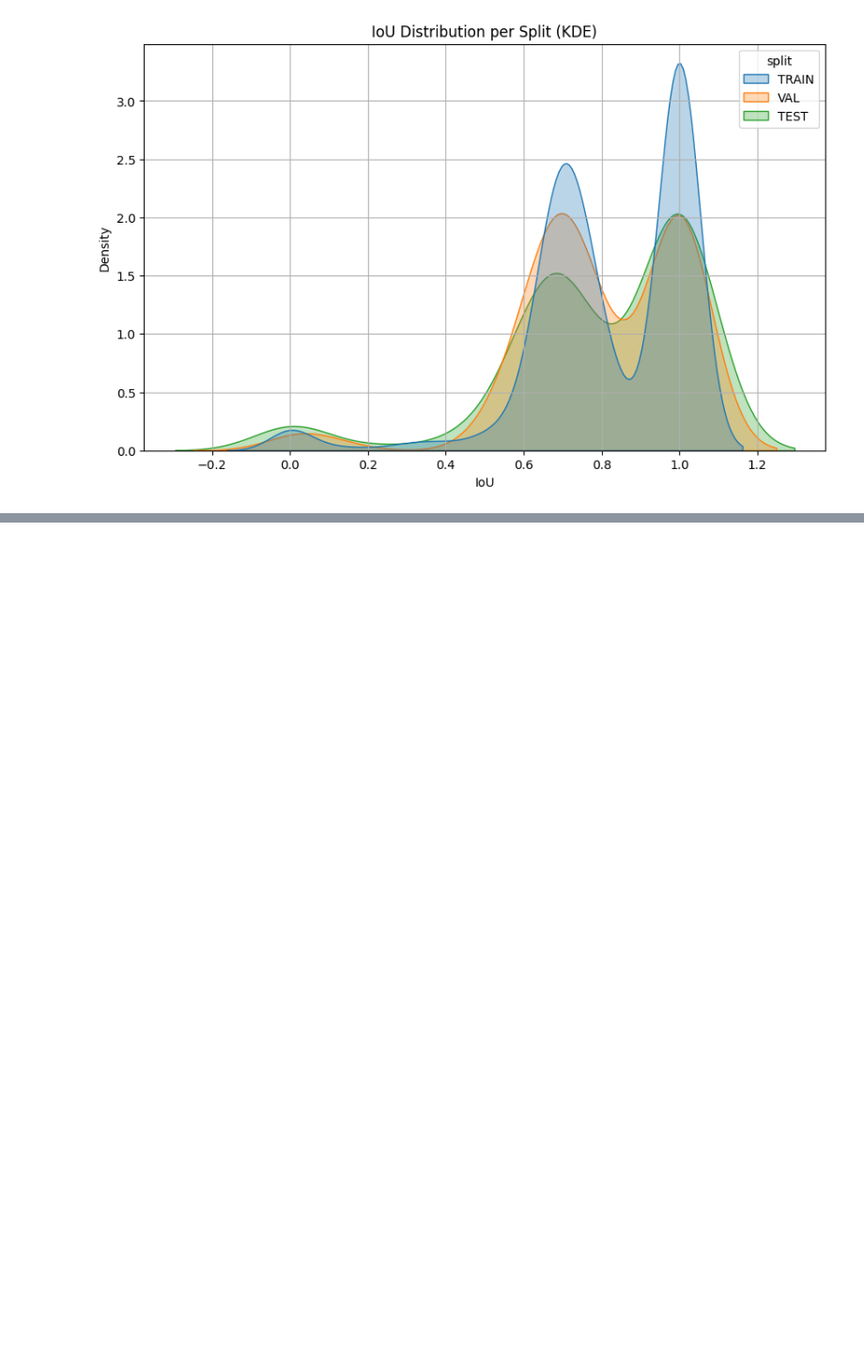
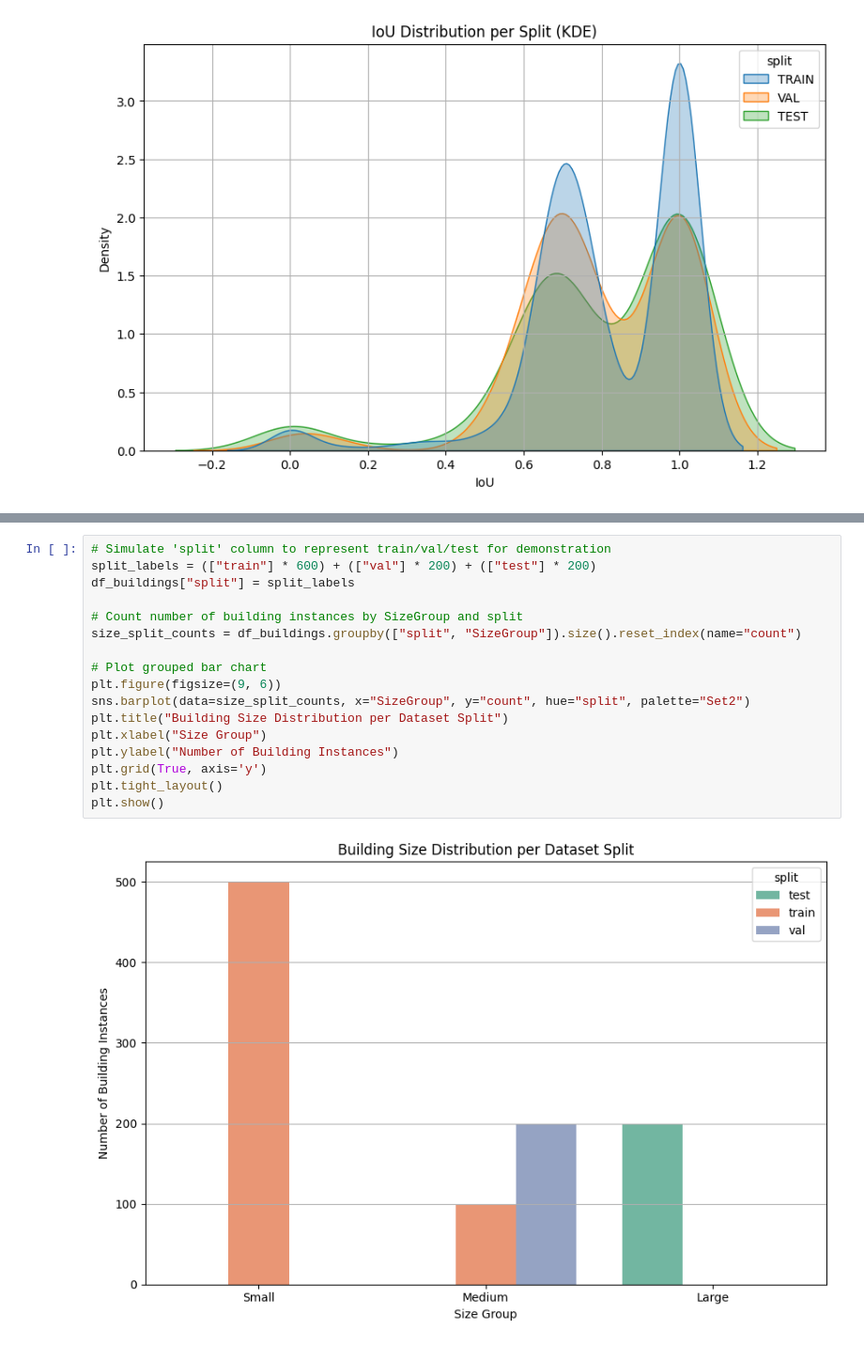
Before and after one commit to paster489/LMY, a Jupyter notebook: inference.ipynb, the cells around one changed output, grey strips where cells are left out. Shown at 94% size. Saved outputs shown, nothing was run; the diff lists cells and outputs as text; blank space fills up the shorter version.

```diff
--- a/inference.ipynb
+++ b/inference.ipynb
@@ -979,0 +1212,19 @@ plt.show()
+# %%
+# Simulate 'split' column to represent train/val/test for demonstration
+split_labels = (["train"] * 600) + (["val"] * 200) + (["test"] * 200)
+df_buildings["split"] = split_labels
+
+# Count number of building instances by SizeGroup and split
+size_split_counts = df_buildings.groupby(["split", "SizeGroup"]).size().reset_index(name="count")
+
+# Plot grouped bar chart
+plt.figure(figsize=(9, 6))
+sns.barplot(data=size_split_counts, x="SizeGroup", y="count", hue="split", palette="Set2")
+plt.title("Building Size Distribution per Dataset Split")
+plt.xlabel("Size Group")
+plt.ylabel("Number of Building Instances")
+plt.grid(True, axis='y')
+plt.tight_layout()
+plt.show()
+# %% [output]
+[figure, added]
```
Also changed, not shown: parts of 6 cells of this notebook.
